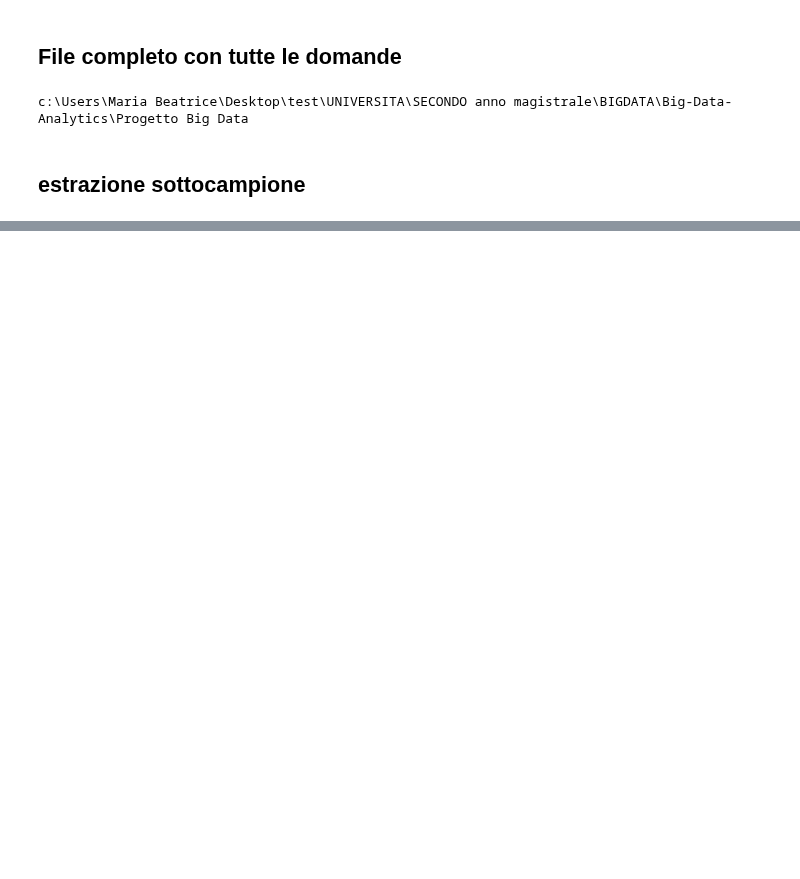
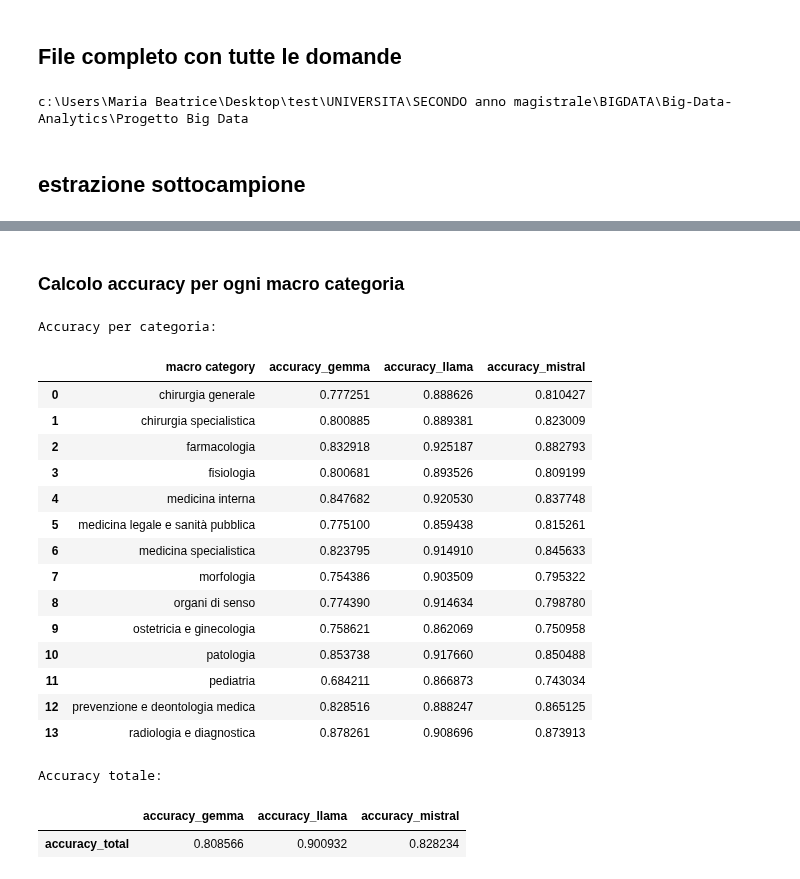
Before and after one commit to nicolobonato97/Big-Data-Analytics, a Jupyter notebook: Progetto Big Data/Benchmark.ipynb, the cells around one changed output, grey strips where cells are left out. Saved outputs shown, nothing was run; the diff lists cells and outputs as text; code cells hidden in the pictures; blank space fills up the shorter version.

Commit message:
accuracy

```diff
--- a/Progetto Big Data/Benchmark.ipynb
+++ b/Progetto Big Data/Benchmark.ipynb
@@ -99,0 +103,11 @@ with open(output_file, "w", encoding="utf-8") as f:
+# %%
+df= pd.read_csv("area_preclinica_clinica_2016_2019_finale.csv")
+
+df["index"] = range(len(df))
+
+df=df[["index"] + [col for col in df.columns if col != "index"]]
+
+df = df.drop(["id", "A", "B", "C", "D", "E"], axis=1)
+
+# Mostra il risultato
+df.head()
@@ -99,0 +152,5 @@ with open(output_file, "w", encoding="utf-8") as f:
+# %%
+df["gemma"] = df["index"].apply(lambda idx: output_by_index_gemma.get(idx, ""))
+df["llama"] = df["index"].apply(lambda idx: output_by_index_llama.get(idx, ""))
+df["mistral"] = df["index"].apply(lambda idx: output_by_index_mistral.get(idx, ""))
+df.head()
@@ -99,0 +164,48 @@ with open(output_file, "w", encoding="utf-8") as f:
+# %% [markdown]
+### Calcolo accuracy per ogni macro categoria
+# %%
+def compute_accuracy(df, prediction_column):
+    return (df["answer"] == df[prediction_column]).mean()
+
+# Accuracy per ciascuna macro categoria
+accuracy_by_category = df.groupby("macro category").apply(
+    lambda group: pd.Series({
+        "accuracy_gemma": compute_accuracy(group, 'gemma'),
+        "accuracy_llama": compute_accuracy(group, 'llama'),
+        "accuracy_mistral": compute_accuracy(group, 'mistral'),
+    })
+).reset_index()
+
+# Accuracy totale su tutto il dataset per ciascun modello
+accuracy_total = pd.Series({
+    "accuracy_gemma": compute_accuracy(df, 'gemma'),
+    "accuracy_llama": compute_accuracy(df, 'llama'),
+    "accuracy_mistral": compute_accuracy(df, 'mistral'),
+}).to_frame(name="accuracy_total").T
+
+# Mostra entrambi
+print("Accuracy per categoria:")
+display(accuracy_by_category)
+
+print("Accuracy totale:")
+display(accuracy_total)
+# %% [output]
+Accuracy per categoria:
+|  | macro category | accuracy_gemma | accuracy_llama | accuracy_mistral |
+| 0 | chirurgia generale | 0.777251 | 0.888626 | 0.810427 |
+| 1 | chirurgia specialistica | 0.800885 | 0.889381 | 0.823009 |
+| 2 | farmacologia | 0.832918 | 0.925187 | 0.882793 |
+| 3 | fisiologia | 0.800681 | 0.893526 | 0.809199 |
+| 4 | medicina interna | 0.847682 | 0.920530 | 0.837748 |
+| 5 | medicina legale e sanità pubblica | 0.775100 | 0.859438 | 0.815261 |
+| 6 | medicina specialistica | 0.823795 | 0.914910 | 0.845633 |
+| 7 | morfologia | 0.754386 | 0.903509 | 0.795322 |
+| 8 | organi di senso | 0.774390 | 0.914634 | 0.798780 |
+| 9 | ostetricia e ginecologia | 0.758621 | 0.862069 | 0.750958 |
+| 10 | patologia | 0.853738 | 0.917660 | 0.850488 |
+| 11 | pediatria | 0.684211 | 0.866873 | 0.743034 |
+| 12 | prevenzione e deontologia medica | 0.828516 | 0.888247 | 0.865125 |
+| 13 | radiologia e diagnostica | 0.878261 | 0.908696 | 0.873913 |
+Accuracy totale:
+|  | accuracy_gemma | accuracy_llama | accuracy_mistral |
+| accuracy_total | 0.808566 | 0.900932 | 0.828234 |
```
Also changed, not shown: parts of 8 cells of this notebook, 9 other files.
